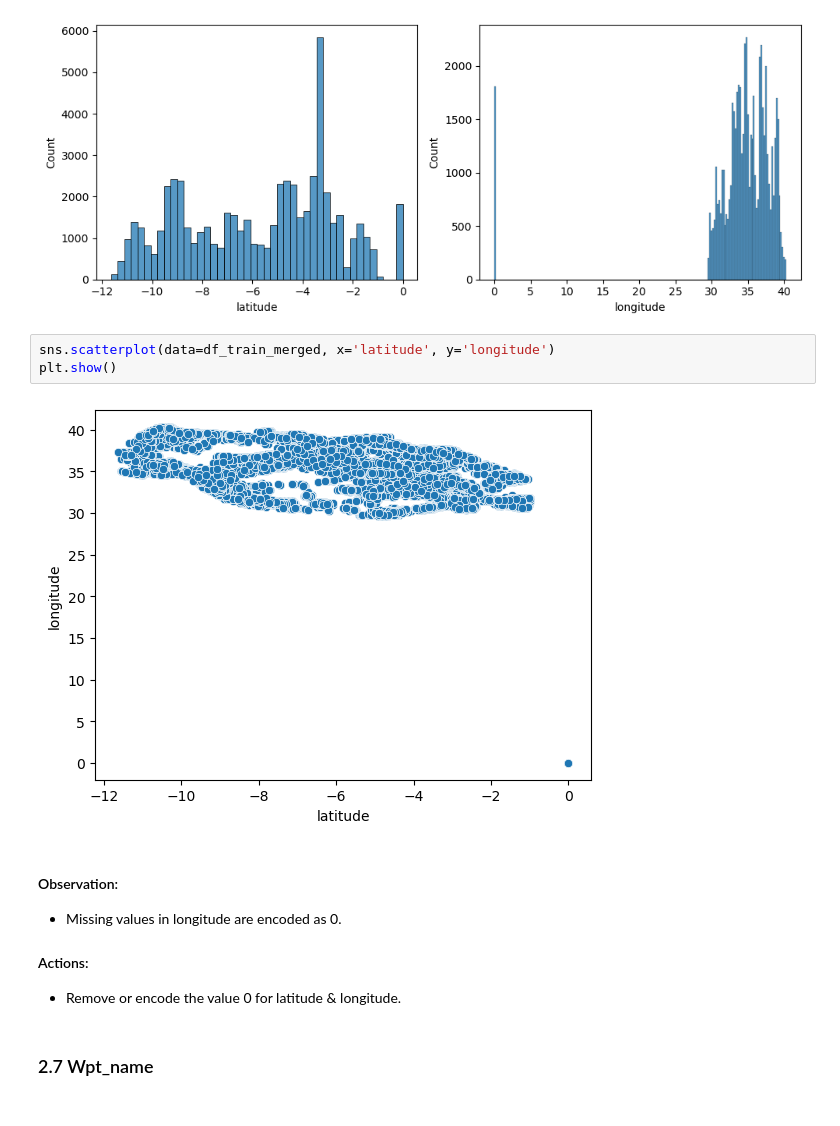
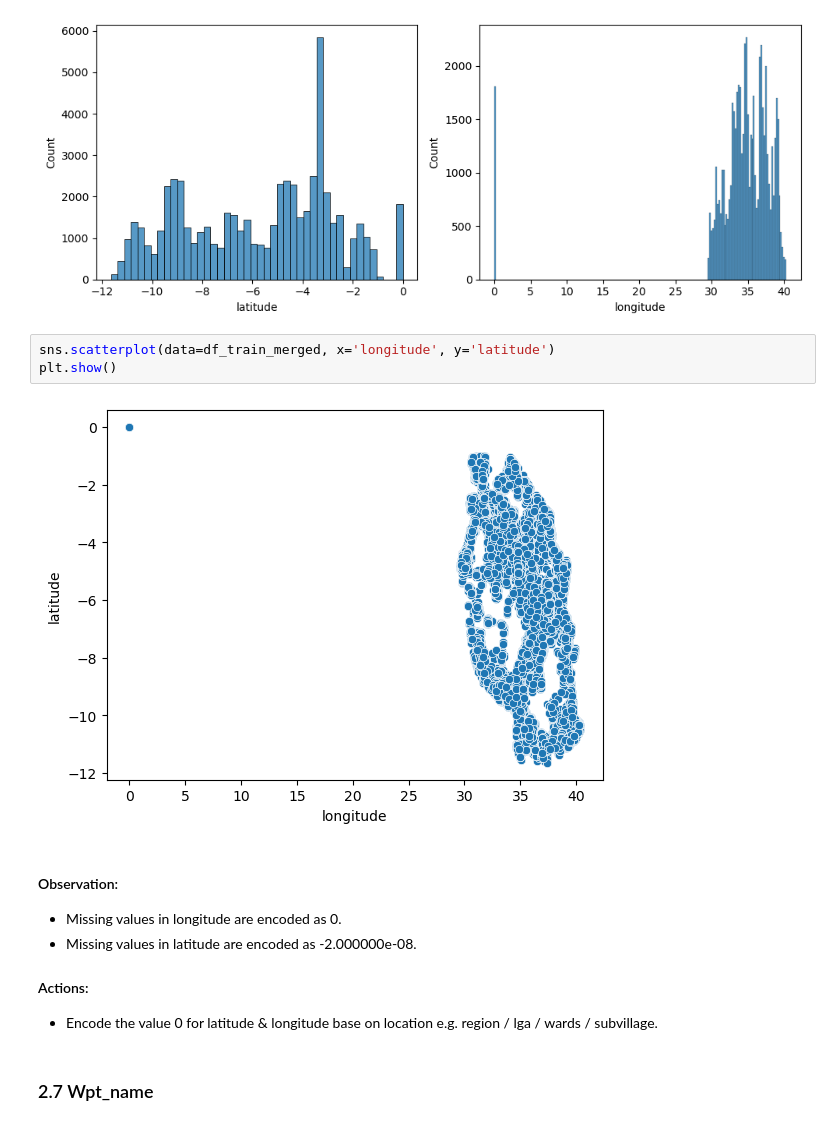
Before and after one commit to ShelbyChai/Pump-it-Up-Data-Mining-the-Water-Table, a Jupyter notebook: Data Mining the Water.ipynb, the cells around one changed output. Drawn from its saved outputs; the diff is of its cells as text.

```diff
--- a/Data Mining the Water.ipynb
+++ b/Data Mining the Water.ipynb
@@ -404,16 +414,17 @@ plt.show()
 # %% [output]
 [figure]
 # %%
-sns.scatterplot(data=df_train_merged, x='latitude', y='longitude')
+sns.scatterplot(data=df_train_merged, x='longitude', y='latitude')
 plt.show()
 # %% [output]
-[figure, old version]
+[figure, new version]
 # %% [markdown]
 #### Observation:
 - Missing values in longitude are encoded as 0.
+- Missing values in latitude are encoded as -2.000000e-08.
 
 #### Actions:
-- Remove or encode the value 0 for latitude & longitude.
+- Encode the value 0 for latitude & longitude base on location e.g. region / lga / wards / subvillage.
 # %% [markdown]
 ### 2.7 Wpt_name
 # %%
```
Also changed, not shown: parts of 33 cells of this notebook.
